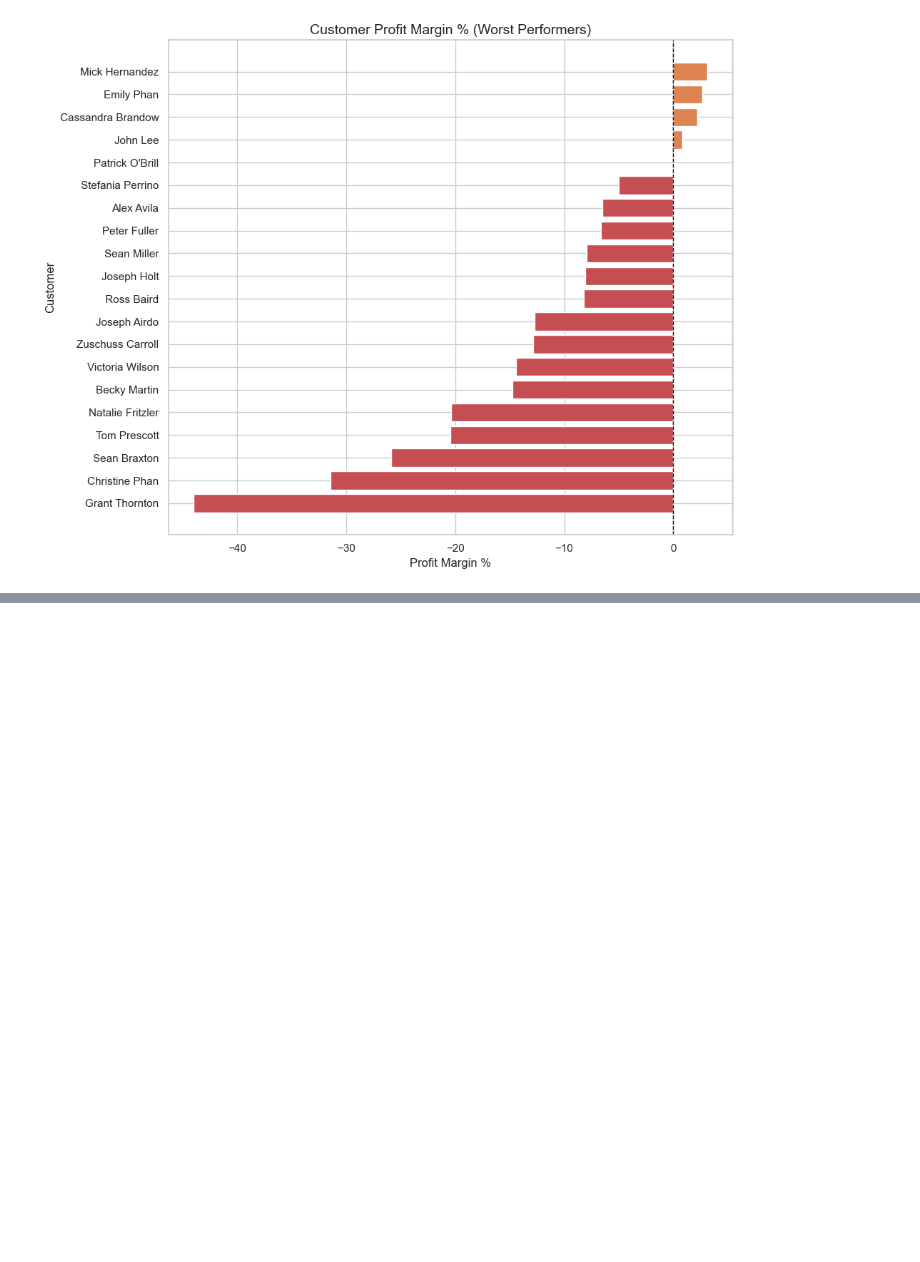
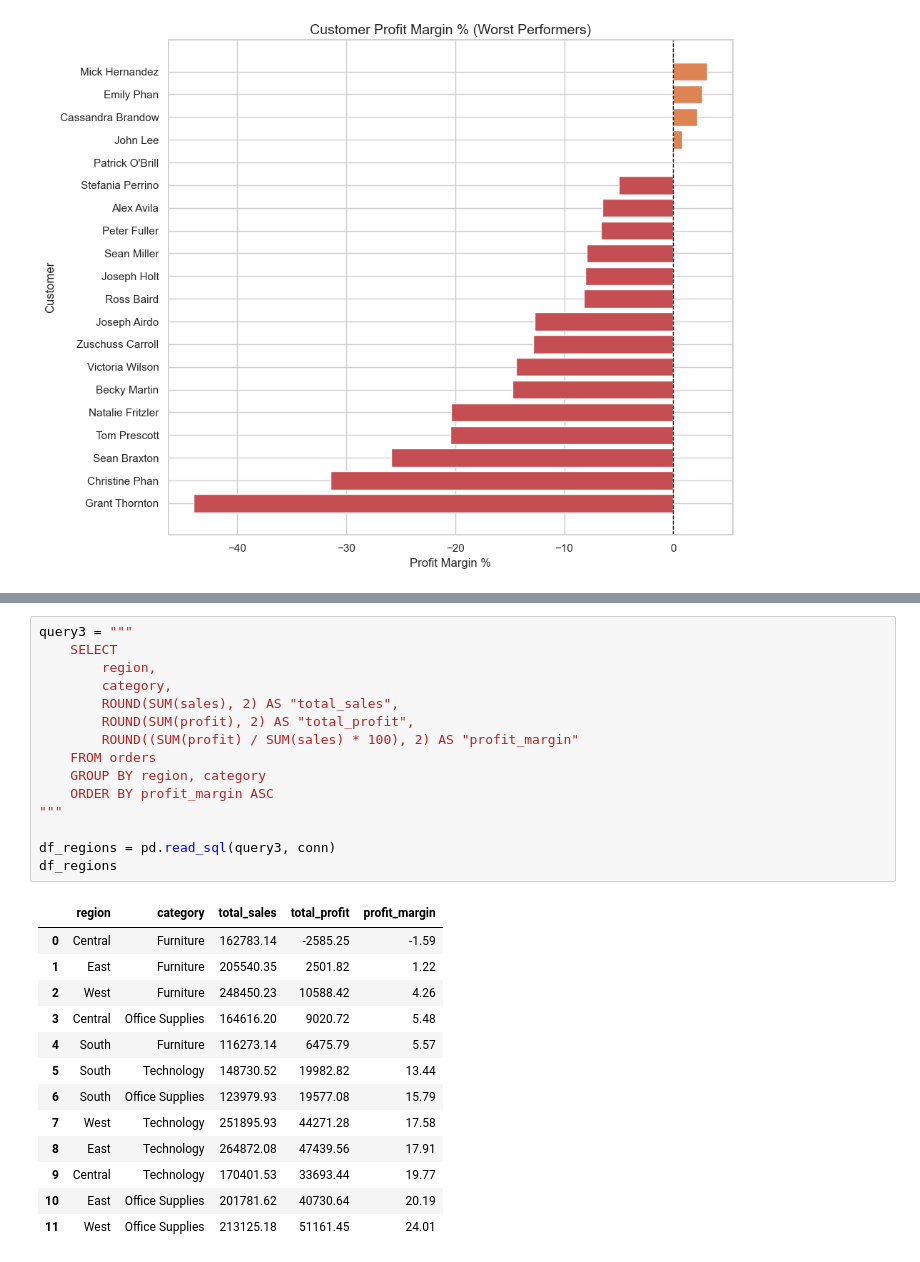
Before and after one commit to enocheffah97/data-science-portfolio, a Jupyter notebook: project-2-customer-sql/analysis.ipynb, the cells around one changed output, grey strips where cells are left out. Drawn from its saved outputs; the diff is of its cells as text; blank space fills up the shorter version.

```diff
--- a/project-2-customer-sql/analysis.ipynb
+++ b/project-2-customer-sql/analysis.ipynb
@@ -126,0 +231,29 @@ plt.show()
+# %%
+query3 = """
+    SELECT
+        region,
+        category,
+        ROUND(SUM(sales), 2) AS "total_sales",
+        ROUND(SUM(profit), 2) AS "total_profit",
+        ROUND((SUM(profit) / SUM(sales) * 100), 2) AS "profit_margin"
+    FROM orders
+    GROUP BY region, category
+    ORDER BY profit_margin ASC
+"""
+
+df_regions = pd.read_sql(query3, conn)
+df_regions
+# %% [output]
+|  | region | category | total_sales | total_profit | profit_margin |
+| 0 | Central | Furniture | 162783.14 | -2585.25 | -1.59 |
+| 1 | East | Furniture | 205540.35 | 2501.82 | 1.22 |
+| 2 | West | Furniture | 248450.23 | 10588.42 | 4.26 |
+| 3 | Central | Office Supplies | 164616.20 | 9020.72 | 5.48 |
+| 4 | South | Furniture | 116273.14 | 6475.79 | 5.57 |
+| 5 | South | Technology | 148730.52 | 19982.82 | 13.44 |
+| 6 | South | Office Supplies | 123979.93 | 19577.08 | 15.79 |
+| 7 | West | Technology | 251895.93 | 44271.28 | 17.58 |
+| 8 | East | Technology | 264872.08 | 47439.56 | 17.91 |
+| 9 | Central | Technology | 170401.53 | 33693.44 | 19.77 |
+| 10 | East | Office Supplies | 201781.62 | 40730.64 | 20.19 |
+| 11 | West | Office Supplies | 213125.18 | 51161.45 | 24.01 |
```
Also changed, not shown: parts of 5 cells of this notebook.
